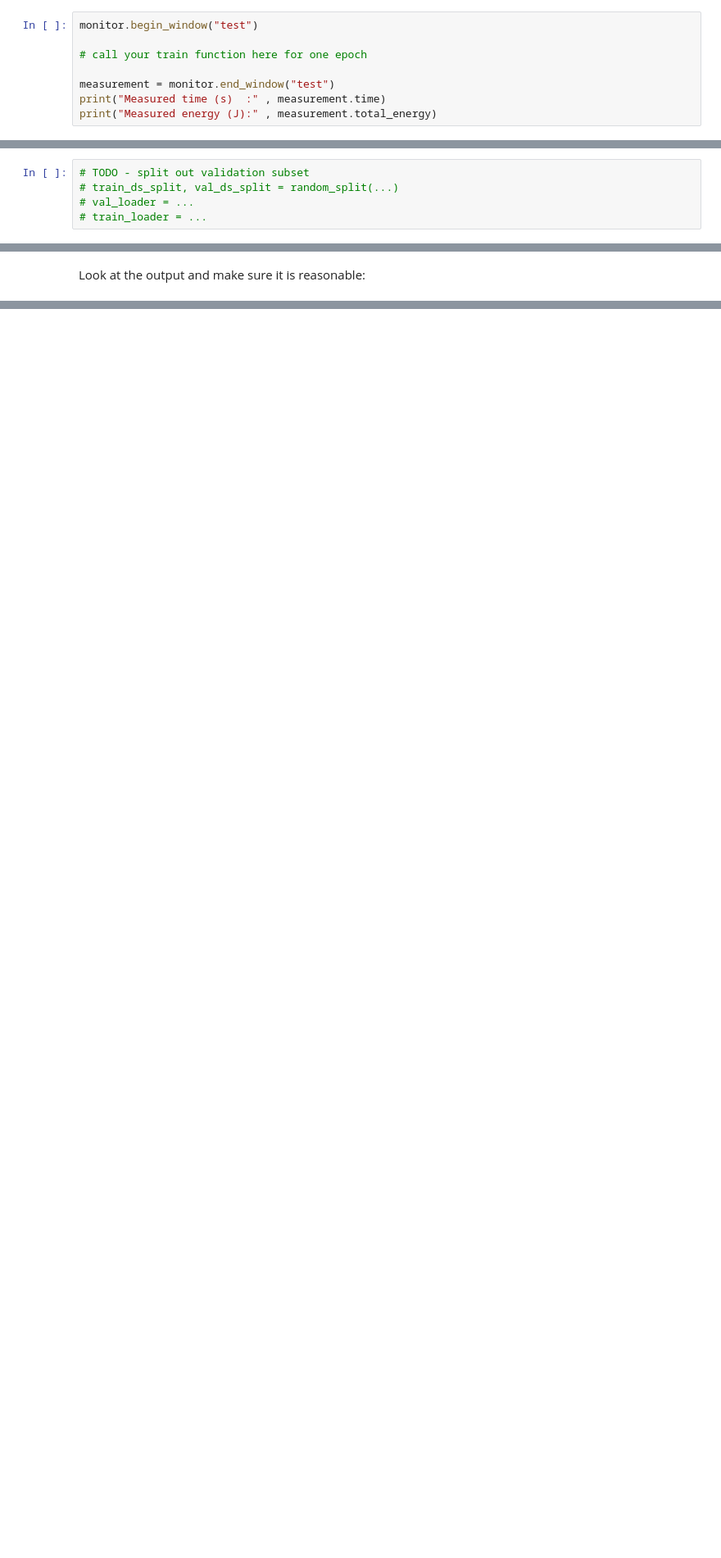
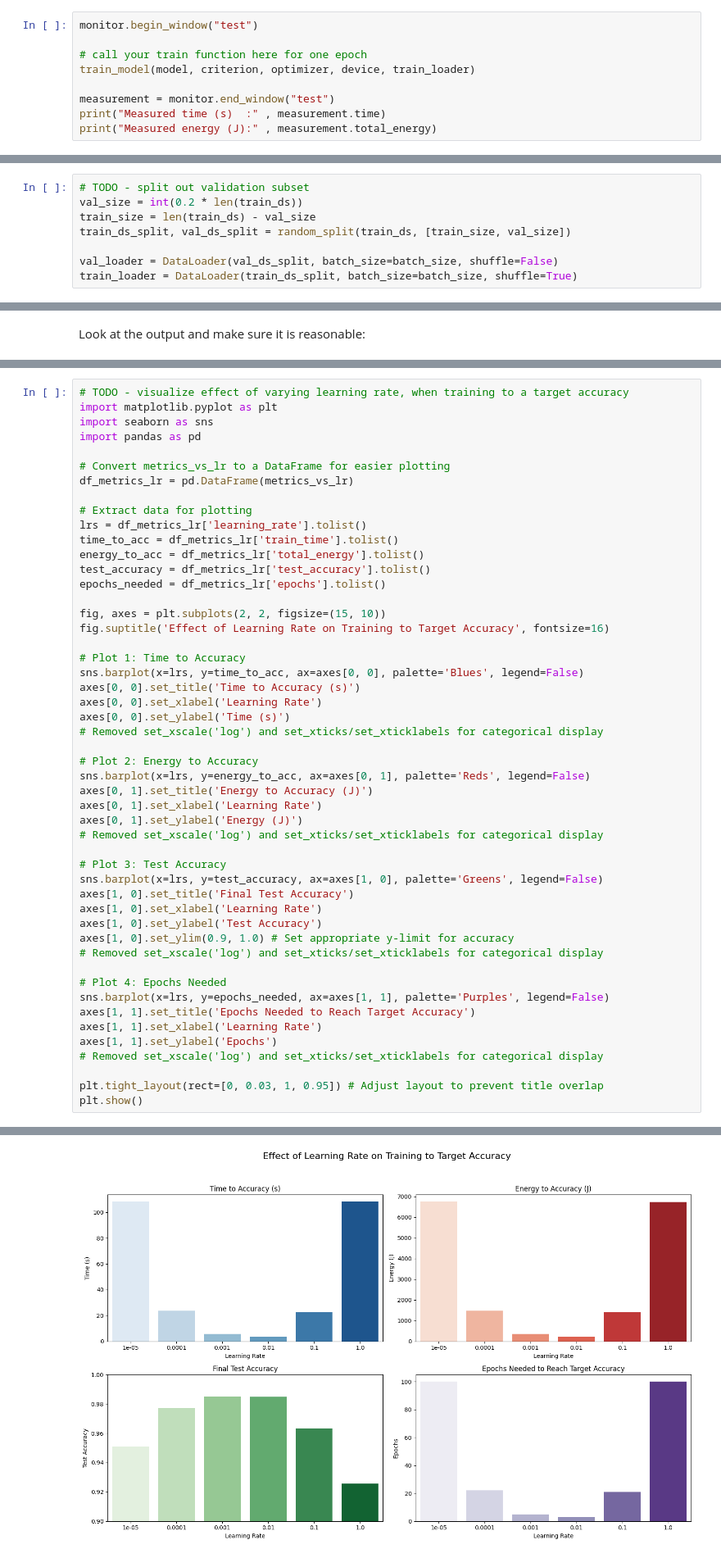
Before and after one commit to manovay/msml, a Jupyter notebook: notebooks/8-lab-neural-net-music-classification-torch.ipynb, the cells around one changed output, grey strips where cells are left out. Shown at 82% size. Saved outputs shown, nothing was run; the diff lists cells and outputs as text; blank space fills up the shorter version.

```diff
--- a/notebooks/8-lab-neural-net-music-classification-torch.ipynb
+++ b/notebooks/8-lab-neural-net-music-classification-torch.ipynb
@@ -477,6 +495,7 @@ Try it now - call `train_model` to train whatever `model` is currently in scope
 monitor.begin_window("test")
 
 # call your train function here for one epoch
+train_model(model, criterion, optimizer, device, train_loader)
 
 measurement = monitor.end_window("test")
 print("Measured time (s)  :" , measurement.time)
@@ -493,9 +515,12 @@ Use `random_split` to split out 20% of the training data for a validation set (a
 Then, create a new `train_loader` and a `val_loader` data loader. Use a batch size of 128 and shuffle the training data.
 # %%
 # TODO - split out validation subset
-# train_ds_split, val_ds_split = random_split(...)
-# val_loader = ...
-# train_loader = ...
+val_size = int(0.2 * len(train_ds))
+train_size = len(train_ds) - val_size
+train_ds_split, val_ds_split = random_split(train_ds, [train_size, val_size])
+
+val_loader = DataLoader(val_ds_split, batch_size=batch_size, shuffle=False)
+train_loader = DataLoader(train_ds_split, batch_size=batch_size, shuffle=True)
 # %% [markdown]
 Now, we can train to a specified accuracy!
 
@@ -591,0 +659,51 @@ Create a figure with four subplots. In each subplot, create a bar plot with lear
+# %%
+# TODO - visualize effect of varying learning rate, when training to a target accuracy
+import matplotlib.pyplot as plt
+import seaborn as sns
+import pandas as pd
+
+# Convert metrics_vs_lr to a DataFrame for easier plotting
+df_metrics_lr = pd.DataFrame(metrics_vs_lr)
+
+# Extract data for plotting
+lrs = df_metrics_lr['learning_rate'].tolist()
+time_to_acc = df_metrics_lr['train_time'].tolist()
+energy_to_acc = df_metrics_lr['total_energy'].tolist()
+test_accuracy = df_metrics_lr['test_accuracy'].tolist()
+epochs_needed = df_metrics_lr['epochs'].tolist()
+
+fig, axes = plt.subplots(2, 2, figsize=(15, 10))
+fig.suptitle('Effect of Learning Rate on Training to Target Accuracy', fontsize=16)
+
+# Plot 1: Time to Accuracy
+sns.barplot(x=lrs, y=time_to_acc, ax=axes[0, 0], palette='Blues', legend=False)
+axes[0, 0].set_title('Time to Accuracy (s)')
+axes[0, 0].set_xlabel('Learning Rate')
+axes[0, 0].set_ylabel('Time (s)')
+# Removed set_xscale('log') and set_xticks/set_xticklabels for categorical display
+
+# Plot 2: Energy to Accuracy
+sns.barplot(x=lrs, y=energy_to_acc, ax=axes[0, 1], palette='Reds', legend=False)
+axes[0, 1].set_title('Energy to Accuracy (J)')
+axes[0, 1].set_xlabel('Learning Rate')
+axes[0, 1].set_ylabel('Energy (J)')
+# Removed set_xscale('log') and set_xticks/set_xticklabels for categorical display
+
+# Plot 3: Test Accuracy
+sns.barplot(x=lrs, y=test_accuracy, ax=axes[1, 0], palette='Greens', legend=False)
+axes[1, 0].set_title('Final Test Accuracy')
+axes[1, 0].set_xlabel('Learning Rate')
+axes[1, 0].set_ylabel('Test Accuracy')
+axes[1, 0].set_ylim(0.9, 1.0) # Set appropriate y-limit for accuracy
+# Removed set_xscale('log') and set_xticks/set_xticklabels for categorical display
+
+# Plot 4: Epochs Needed
+sns.barplot(x=lrs, y=epochs_needed, ax=axes[1, 1], palette='Purples', legend=False)
+axes[1, 1].set_title('Epochs Needed to Reach Target Accuracy')
+axes[1, 1].set_xlabel('Learning Rate')
+axes[1, 1].set_ylabel('Epochs')
+# Removed set_xscale('log') and set_xticks/set_xticklabels for categorical display
+
+plt.tight_layout(rect=[0, 0.03, 1, 0.95]) # Adjust layout to prevent title overlap
+plt.show()
+# %% [output]
@@ -592,3 +725,4 @@ Create a figure with four subplots. In each subplot, create a bar plot with lear
+[figure, added]
 # %% [markdown]
 **Comment on the results**: Given that the model is trained to a target validation accuracy, what is the effect of the learning rate on the training process *in this example*?
 # %% [markdown]
```
Also changed, not shown: parts of 17 cells of this notebook.
